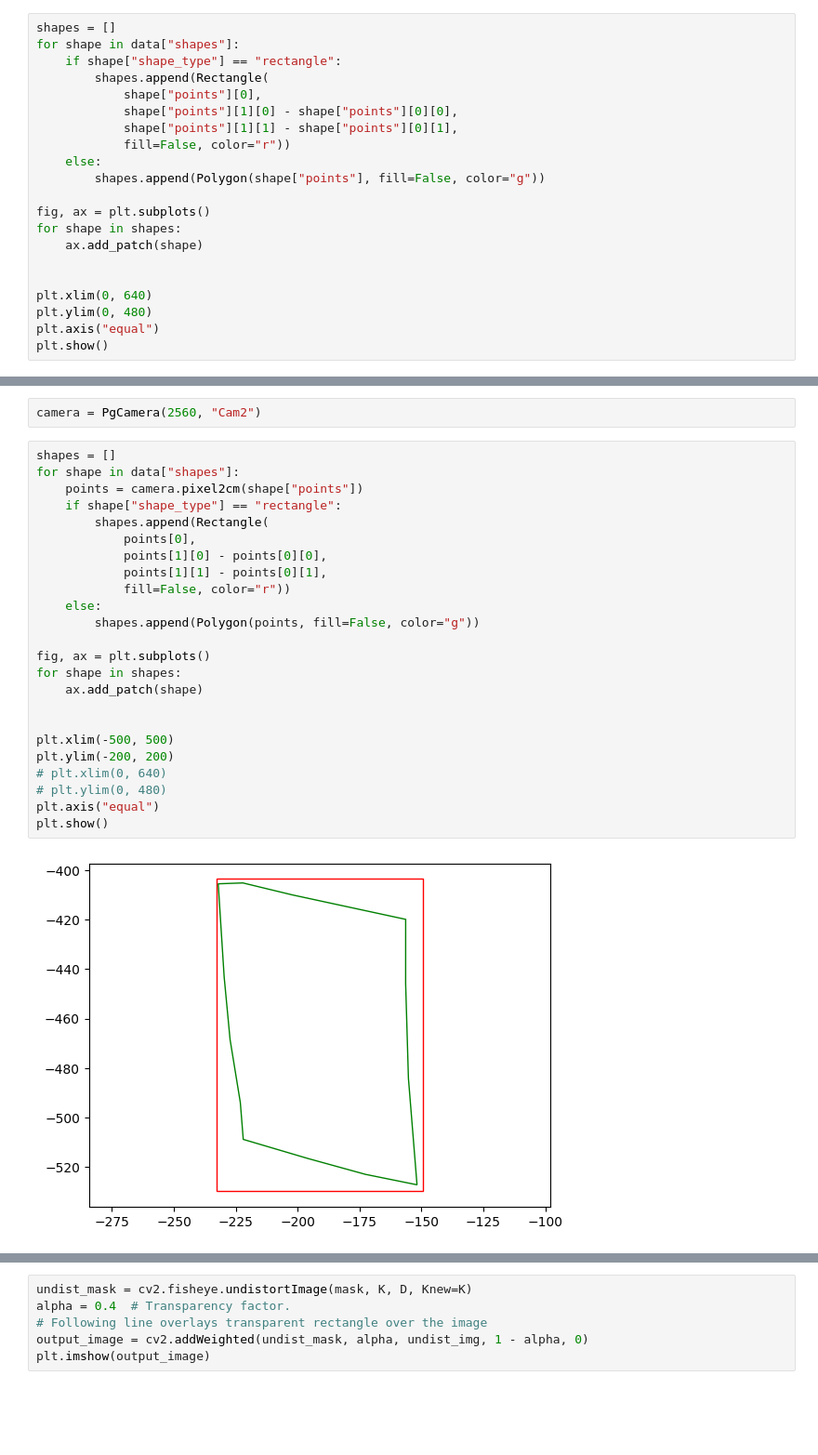
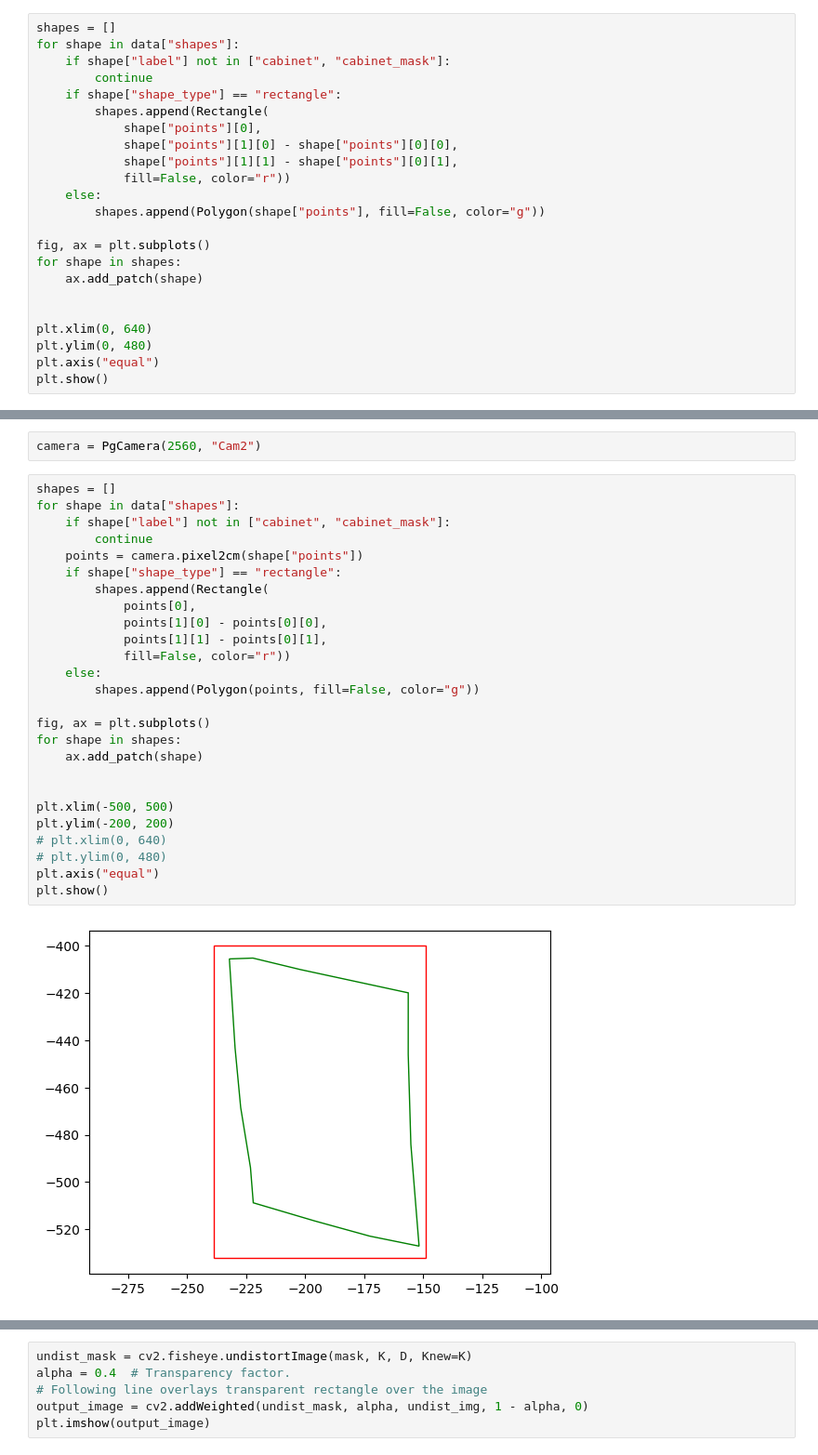
Before and after one commit to klymya/pg-research, a Jupyter notebook: coordinates_projection/undistort_and_projection.ipynb, the cells around one changed output, grey strips where cells are left out. Shown at 93% size. Drawn from its saved outputs; the diff is of its cells as text; blank space fills up the shorter version.

```diff
--- a/coordinates_projection/undistort_and_projection.ipynb
+++ b/coordinates_projection/undistort_and_projection.ipynb
@@ -51,6 +51,8 @@ with open("data/Cam2_H256_Menivim_cs_3.json", "rt") as f:
 # %%
 shapes = []
 for shape in data["shapes"]:
+    if shape["label"] not in ["cabinet", "cabinet_mask"]:
+        continue
     if shape["shape_type"] == "rectangle":
         shapes.append(Rectangle(
             shape["points"][0],
@@ -76,29 +78,31 @@ camera = PgCamera(2560, "Cam2")
 # %%
 shapes = []
 for shape in data["shapes"]:
+    if shape["label"] not in ["cabinet", "cabinet_mask"]:
+        continue
     points = camera.pixel2cm(shape["points"])
     if shape["shape_type"] == "rectangle":
         shapes.append(Rectangle(
             points[0],
             points[1][0] - points[0][0],
             points[1][1] - points[0][1],
             fill=False, color="r"))
     else:
         shapes.append(Polygon(points, fill=False, color="g"))
 
 fig, ax = plt.subplots()
 for shape in shapes:
     ax.add_patch(shape)
 
 
 plt.xlim(-500, 500)
 plt.ylim(-200, 200)
 # plt.xlim(0, 640)
 # plt.ylim(0, 480)
 plt.axis("equal")
 plt.show()
 # %% [output]
-[figure, old version]
+[figure, new version]
 # %%
 mask = np.zeros((720, 1280, 3), dtype=np.uint8) + 255
 shapes = []
```
Also changed, not shown: parts of 3 cells of this notebook, 4 other files.
